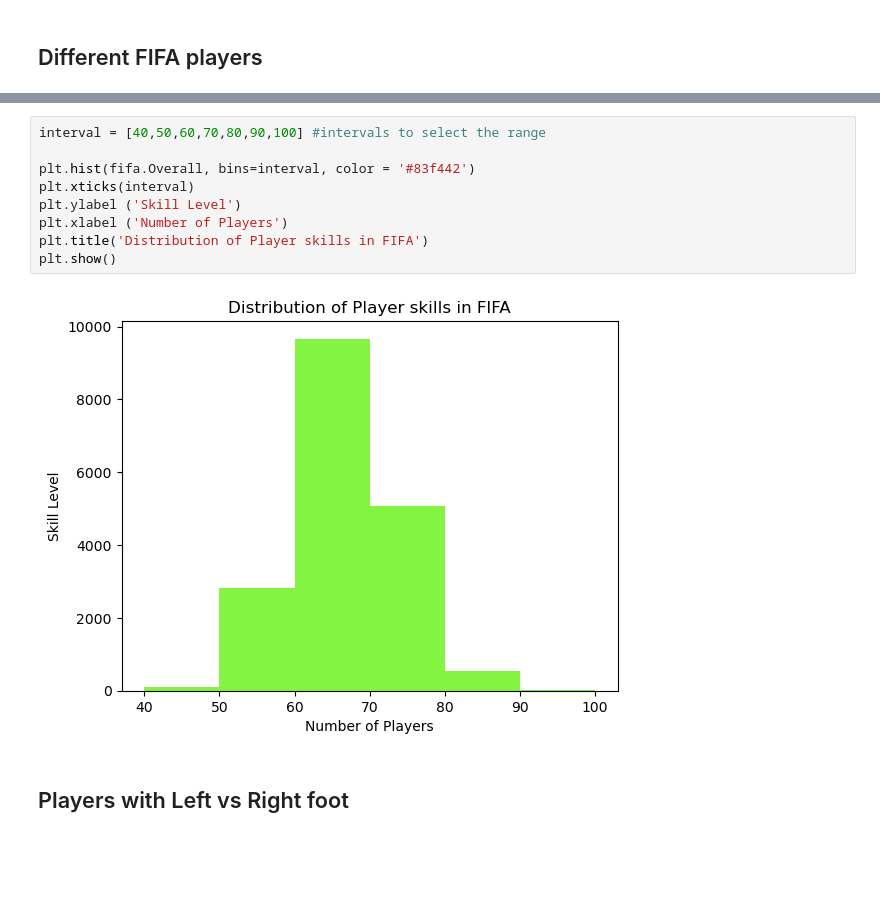
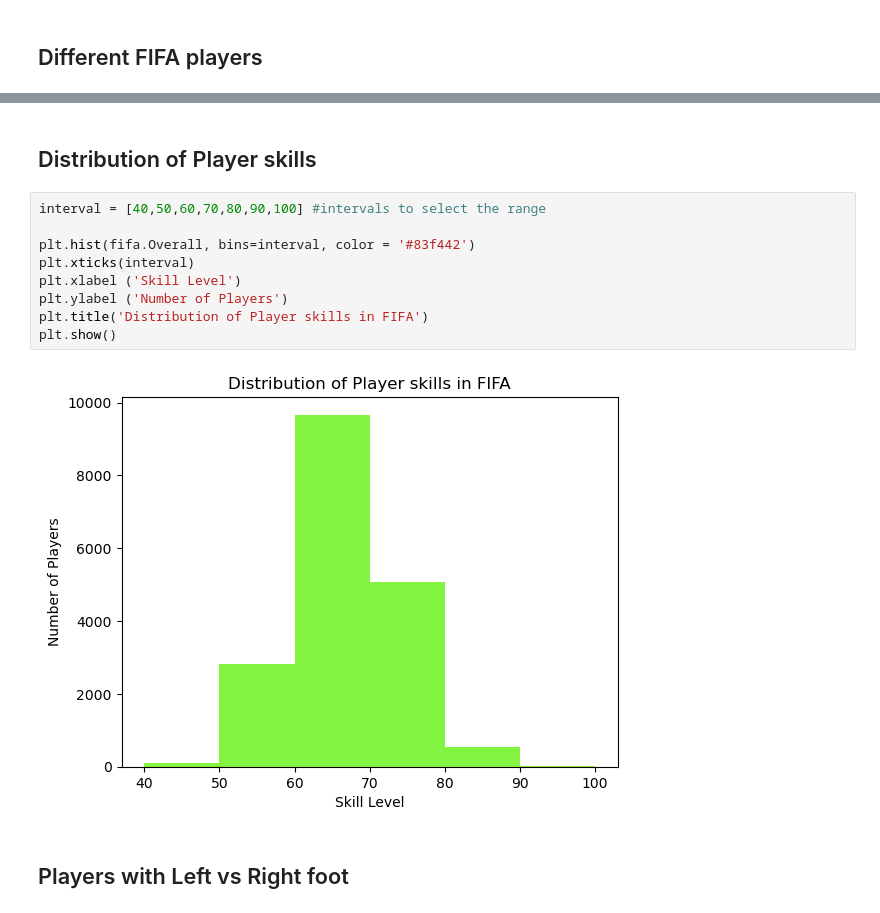
Before and after one commit to amritsharmagithub/FIFAAnalysis, a Jupyter notebook: Fifa_Analysis.ipynb, the cells around one changed output, grey strips where cells are left out. Saved outputs shown, nothing was run; the diff lists cells and outputs as text; blank space fills up the shorter version.

```diff
--- a/Fifa_Analysis.ipynb
+++ b/Fifa_Analysis.ipynb
@@ -27,14 +25,16 @@ fifa
+# %% [markdown]
+## Distribution of Player skills
 # %%
 interval = [40,50,60,70,80,90,100] #intervals to select the range
 
 plt.hist(fifa.Overall, bins=interval, color = '#83f442')
 plt.xticks(interval)
-plt.ylabel ('Skill Level')
-plt.xlabel ('Number of Players')
+plt.xlabel ('Skill Level')
+plt.ylabel ('Number of Players')
 plt.title('Distribution of Player skills in FIFA')
 plt.show()
 # %% [output]
-[figure, old version]
+[figure, new version]
 # %% [markdown]
 ## Players with Left vs Right foot
 # %%
```
Also changed, not shown: parts of 17 cells of this notebook.
